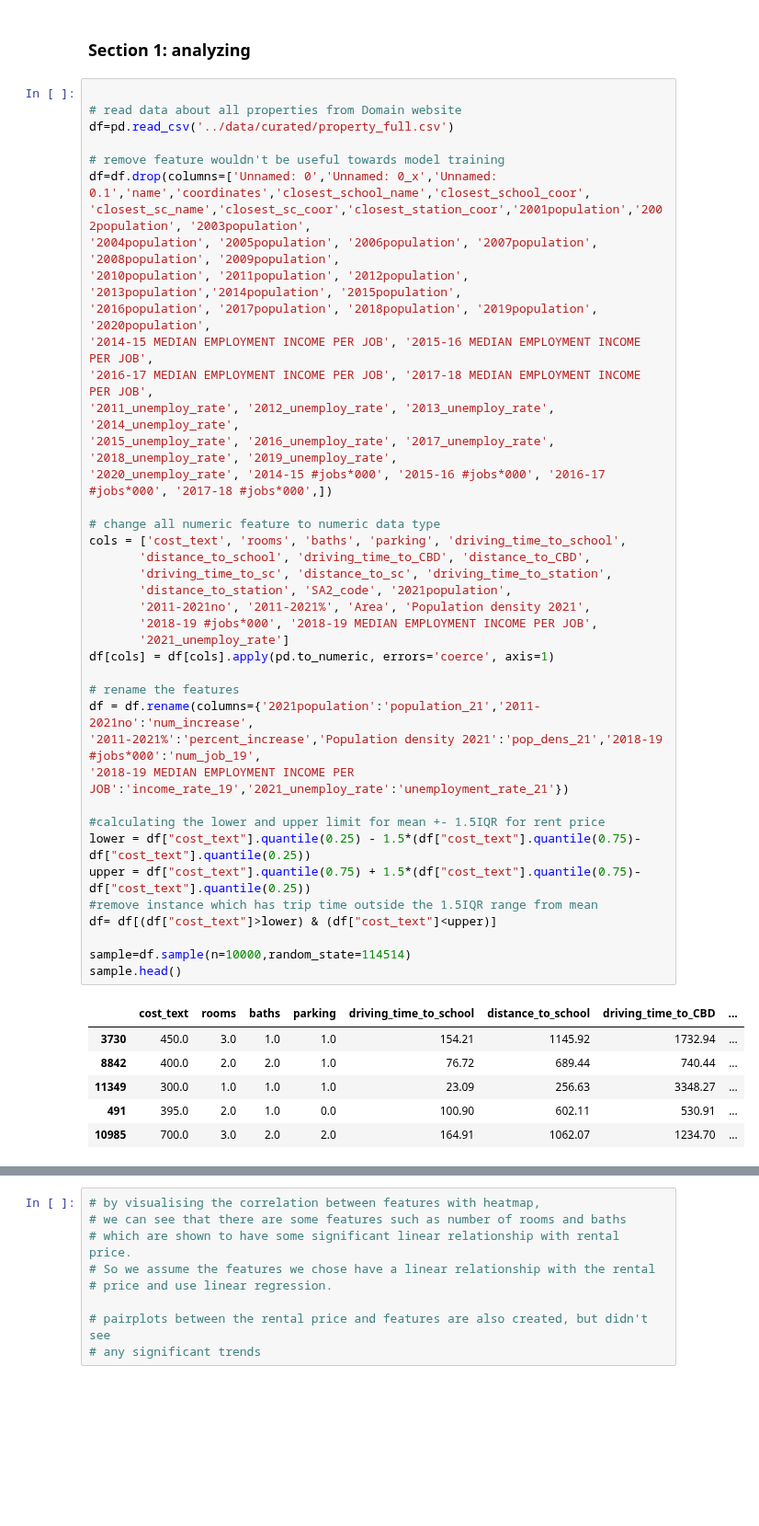
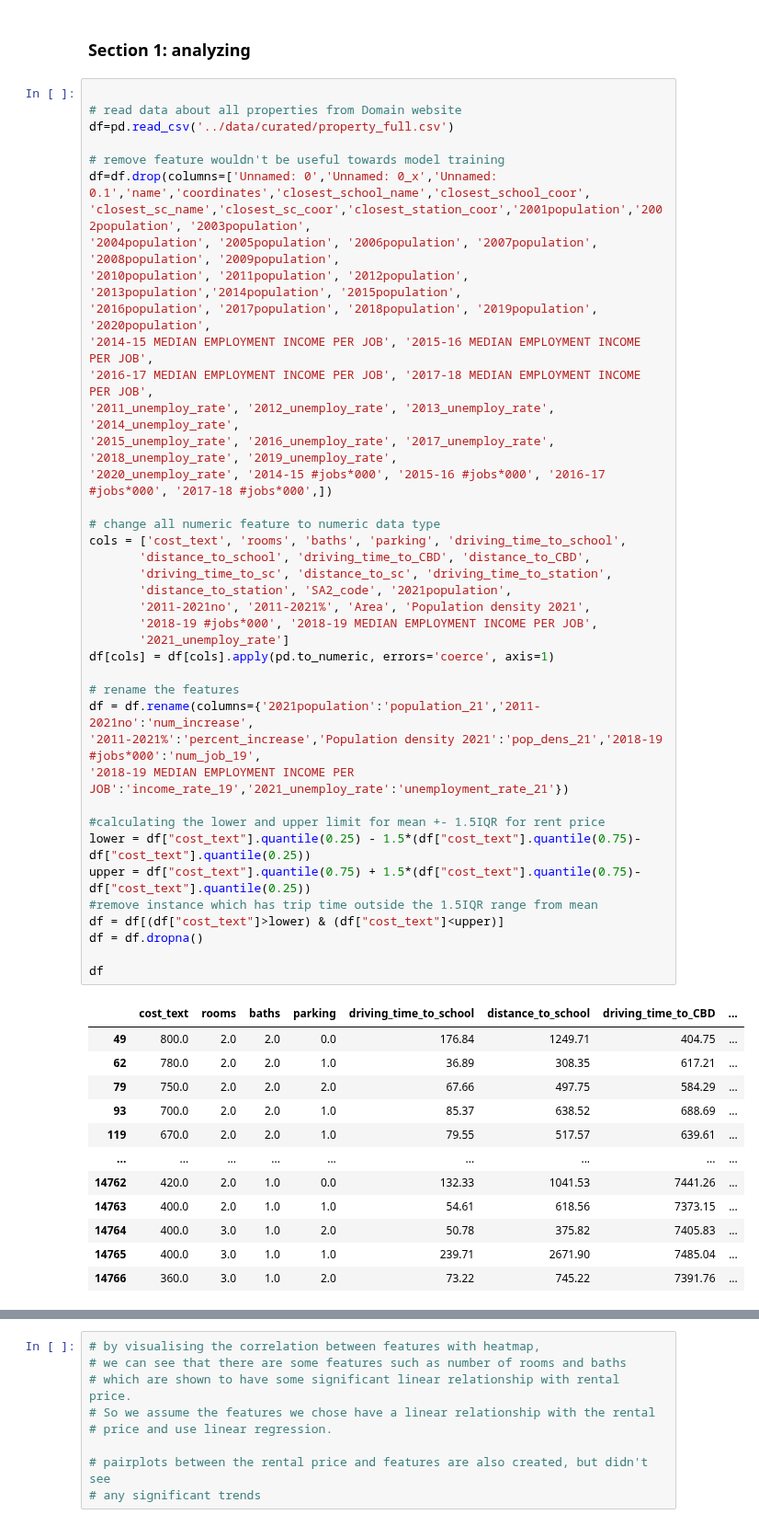
Before and after one commit to MAST30034-Applied-Data-Science/generic-real-estate-consulting-project-group-22, a Jupyter notebook: notebooks/summary.ipynb, the cells around one changed output, grey strips where cells are left out. Shown at 92% size. Cells and saved outputs as stored; diff of their text form; blank space fills up the shorter version.

```diff
--- a/notebooks/summary.ipynb
+++ b/notebooks/summary.ipynb
@@ -34,38 +39,44 @@ df=df.drop(columns=['Unnamed: 0','Unnamed: 0_x','Unnamed: 0.1','name','coordinat
 '2010population', '2011population', '2012population', '2013population','2014population', '2015population',
 '2016population', '2017population', '2018population', '2019population', '2020population',
 '2014-15 MEDIAN EMPLOYMENT INCOME PER JOB', '2015-16 MEDIAN EMPLOYMENT INCOME PER JOB',
 '2016-17 MEDIAN EMPLOYMENT INCOME PER JOB', '2017-18 MEDIAN EMPLOYMENT INCOME PER JOB',
 '2011_unemploy_rate', '2012_unemploy_rate', '2013_unemploy_rate', '2014_unemploy_rate',
 '2015_unemploy_rate', '2016_unemploy_rate', '2017_unemploy_rate', '2018_unemploy_rate', '2019_unemploy_rate',
 '2020_unemploy_rate', '2014-15 #jobs*000', '2015-16 #jobs*000', '2016-17 #jobs*000', '2017-18 #jobs*000',])
 
 # change all numeric feature to numeric data type
 cols = ['cost_text', 'rooms', 'baths', 'parking', 'driving_time_to_school',
        'distance_to_school', 'driving_time_to_CBD', 'distance_to_CBD',
        'driving_time_to_sc', 'distance_to_sc', 'driving_time_to_station',
        'distance_to_station', 'SA2_code', '2021population',
        '2011-2021no', '2011-2021%', 'Area', 'Population density 2021',
        '2018-19 #jobs*000', '2018-19 MEDIAN EMPLOYMENT INCOME PER JOB',
        '2021_unemploy_rate']
 df[cols] = df[cols].apply(pd.to_numeric, errors='coerce', axis=1)
 
 # rename the features
 df = df.rename(columns={'2021population':'population_21','2011-2021no':'num_increase',
 '2011-2021%':'percent_increase','Population density 2021':'pop_dens_21','2018-19 #jobs*000':'num_job_19',
 '2018-19 MEDIAN EMPLOYMENT INCOME PER JOB':'income_rate_19','2021_unemploy_rate':'unemployment_rate_21'})
 
 #calculating the lower and upper limit for mean +- 1.5IQR for rent price
 lower = df["cost_text"].quantile(0.25) - 1.5*(df["cost_text"].quantile(0.75)-df["cost_text"].quantile(0.25))
 upper = df["cost_text"].quantile(0.75) + 1.5*(df["cost_text"].quantile(0.75)-df["cost_text"].quantile(0.25))
 #remove instance which has trip time outside the 1.5IQR range from mean
-df= df[(df["cost_text"]>lower) & (df["cost_text"]<upper)]
+df = df[(df["cost_text"]>lower) & (df["cost_text"]<upper)]
+df = df.dropna()
 
-sample=df.sample(n=10000,random_state=114514)
-sample.head()
+df
 # %% [output]
 |  | cost_text | rooms | baths | parking | driving_time_to_school | distance_to_school | driving_time_to_CBD | ... |
-| 3730 | 450.0 | 3.0 | 1.0 | 1.0 | 154.21 | 1145.92 | 1732.94 | ... |
-| 8842 | 400.0 | 2.0 | 2.0 | 1.0 | 76.72 | 689.44 | 740.44 | ... |
-| 11349 | 300.0 | 1.0 | 1.0 | 1.0 | 23.09 | 256.63 | 3348.27 | ... |
-| 491 | 395.0 | 2.0 | 1.0 | 0.0 | 100.90 | 602.11 | 530.91 | ... |
-| 10985 | 700.0 | 3.0 | 2.0 | 2.0 | 164.91 | 1062.07 | 1234.70 | ... |
+| 49 | 800.0 | 2.0 | 2.0 | 0.0 | 176.84 | 1249.71 | 404.75 | ... |
+| 62 | 780.0 | 2.0 | 2.0 | 1.0 | 36.89 | 308.35 | 617.21 | ... |
+| 79 | 750.0 | 2.0 | 2.0 | 2.0 | 67.66 | 497.75 | 584.29 | ... |
+| 93 | 700.0 | 2.0 | 2.0 | 1.0 | 85.37 | 638.52 | 688.69 | ... |
+| 119 | 670.0 | 2.0 | 2.0 | 1.0 | 79.55 | 517.57 | 639.61 | ... |
+| ... | ... | ... | ... | ... | ... | ... | ... | ... |
+| 14762 | 420.0 | 2.0 | 1.0 | 0.0 | 132.33 | 1041.53 | 7441.26 | ... |
+| 14763 | 400.0 | 2.0 | 1.0 | 1.0 | 54.61 | 618.56 | 7373.15 | ... |
+| 14764 | 400.0 | 3.0 | 1.0 | 2.0 | 50.78 | 375.82 | 7405.83 | ... |
+| 14765 | 400.0 | 3.0 | 1.0 | 1.0 | 239.71 | 2671.90 | 7485.04 | ... |
+| 14766 | 360.0 | 3.0 | 1.0 | 2.0 | 73.22 | 745.22 | 7391.76 | ... |
```
Also changed, not shown: parts of 19 cells of this notebook, 1 other file.
